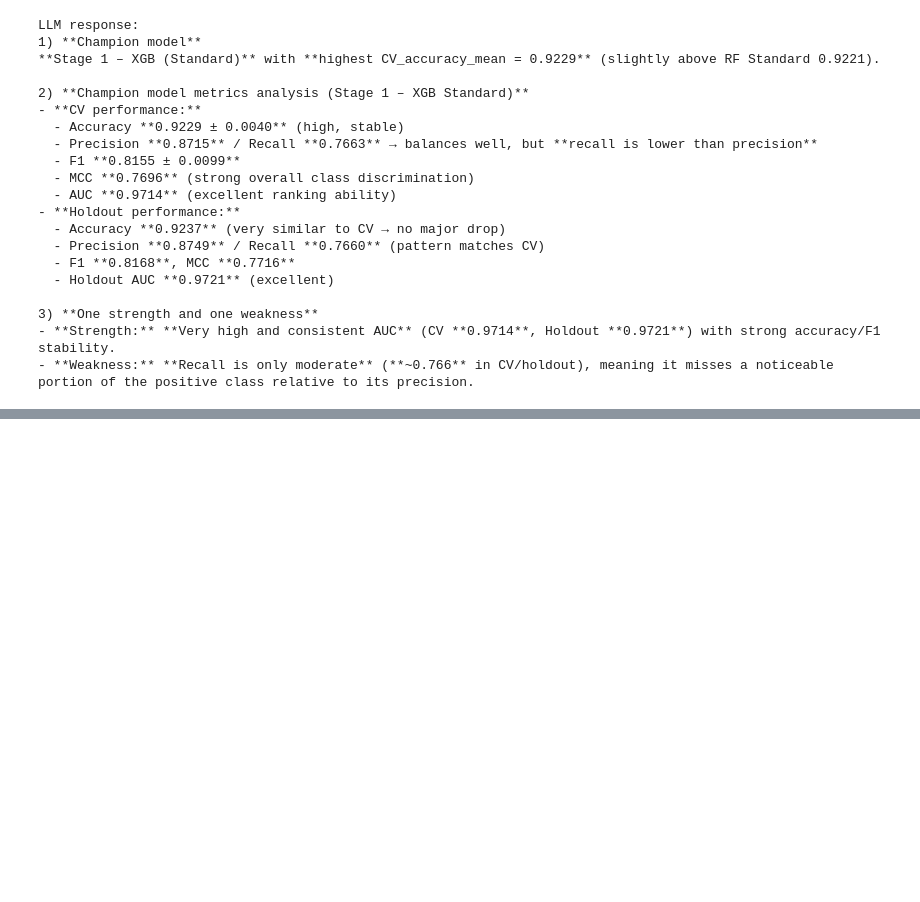
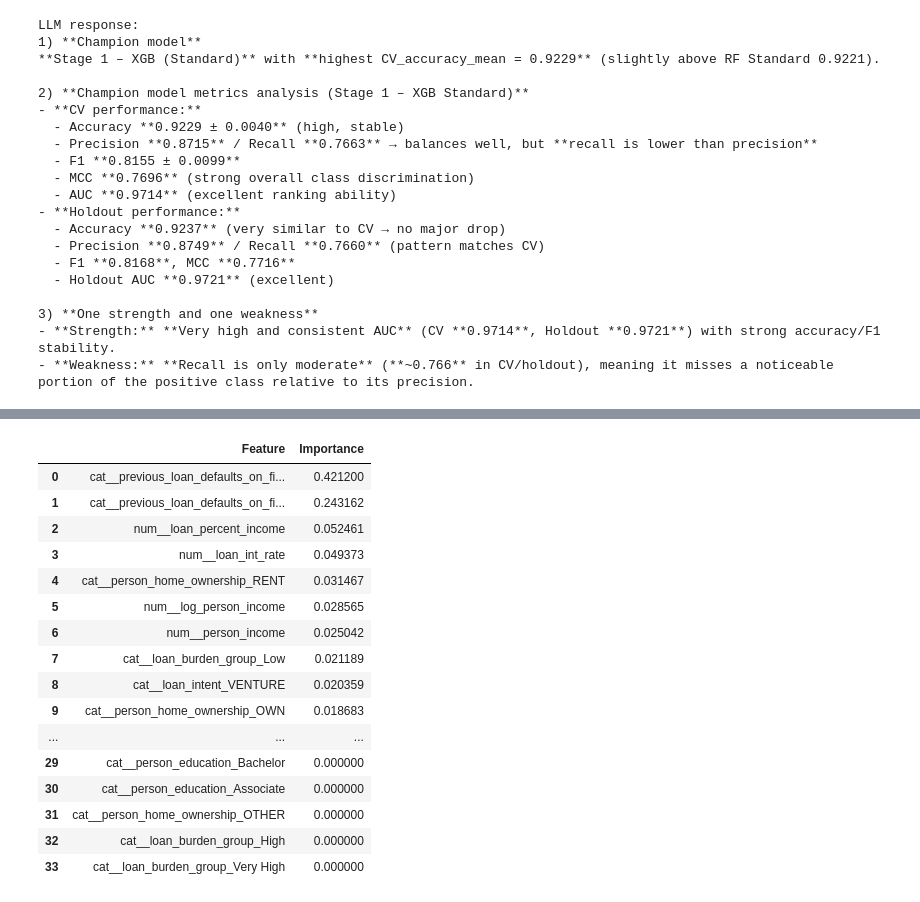
Before and after one commit to jiannyuhs-hue/ADALL_github, a Jupyter notebook: ADALL assignment/3013570Y_ADALL_ASSIGNMENT_2026Jun_(student).ipynb, the cells around one changed output, grey strips where cells are left out. Drawn from its saved outputs; the diff is of its cells as text; code cells hidden in the pictures; blank space fills up the shorter version.

```diff
--- a/ADALL assignment/3013570Y_ADALL_ASSIGNMENT_2026Jun_(student).ipynb
+++ b/ADALL assignment/3013570Y_ADALL_ASSIGNMENT_2026Jun_(student).ipynb
@@ -2658,3 +2656,72 @@ LLM response:
 3) **One strength and one weakness**
 - **Strength:** **Very high and consistent AUC** (CV **0.9714**, Holdout **0.9721**) with strong accuracy/F1 stability.
 - **Weakness:** **Recall is only moderate** (**~0.766** in CV/holdout), meaning it misses a noticeable portion of the positive class relative to its precision.
+# %%
+# ============================================================
+# Get the trained Weighted XGBoost model
+# ============================================================
+
+xgb_weighted_model = stage2_models["XGB Weighted"]
+
+print("Model type:", type(xgb_weighted_model))
+
+
+# ============================================================
+# Fit the SAME preprocessor used for model training
+# ============================================================
+
+temp_pipeline = Pipeline(
+    steps=[
+        ("preprocessor", preprocessor)
+    ]
+)
+
+temp_pipeline.fit(X_train, y_train)
+
+fitted_preprocessor = temp_pipeline.named_steps["preprocessor"]
+
+
+# ============================================================
+# Get feature names after preprocessing
+# ============================================================
+
+feature_names = fitted_preprocessor.get_feature_names_out()
+
+
+# ============================================================
+# Get XGBoost feature importance
+# ============================================================
+
+feature_importances = xgb_weighted_model.feature_importances_
+
+
+# ============================================================
+# Check that lengths match
+# ============================================================
+
+print("Number of features:", len(feature_names))
+print("Number of importances:", len(feature_importances))
+
+
+# ============================================================
+# Create importance table
+# ============================================================
+
+importance_df = pd.DataFrame({
+    "Feature": feature_names,
+    "Importance": feature_importances
+})
+
+importance_df = importance_df.sort_values(
+    by="Importance",
+    ascending=False
+).reset_index(drop=True)
+
+
+# ============================================================
+# Display
+# ============================================================
+
+print("\nFeature Importances for Weighted XGBoost Model:")
+display(importance_df)
+# %% [output]
@@ -2660,0 +2733,17 @@ LLM response:
+|  | Feature | Importance |
+| 0 | cat__previous_loan_defaults_on_fi... | 0.421200 |
+| 1 | cat__previous_loan_defaults_on_fi... | 0.243162 |
+| 2 | num__loan_percent_income | 0.052461 |
+| 3 | num__loan_int_rate | 0.049373 |
+| 4 | cat__person_home_ownership_RENT | 0.031467 |
+| 5 | num__log_person_income | 0.028565 |
+| 6 | num__person_income | 0.025042 |
+| 7 | cat__loan_burden_group_Low | 0.021189 |
+| 8 | cat__loan_intent_VENTURE | 0.020359 |
+| 9 | cat__person_home_ownership_OWN | 0.018683 |
+| ... | ... | ... |
+| 29 | cat__person_education_Bachelor | 0.000000 |
+| 30 | cat__person_education_Associate | 0.000000 |
+| 31 | cat__person_home_ownership_OTHER | 0.000000 |
+| 32 | cat__loan_burden_group_High | 0.000000 |
+| 33 | cat__loan_burden_group_Very High | 0.000000 |
```
Also changed, not shown: parts of 2 cells of this notebook.
